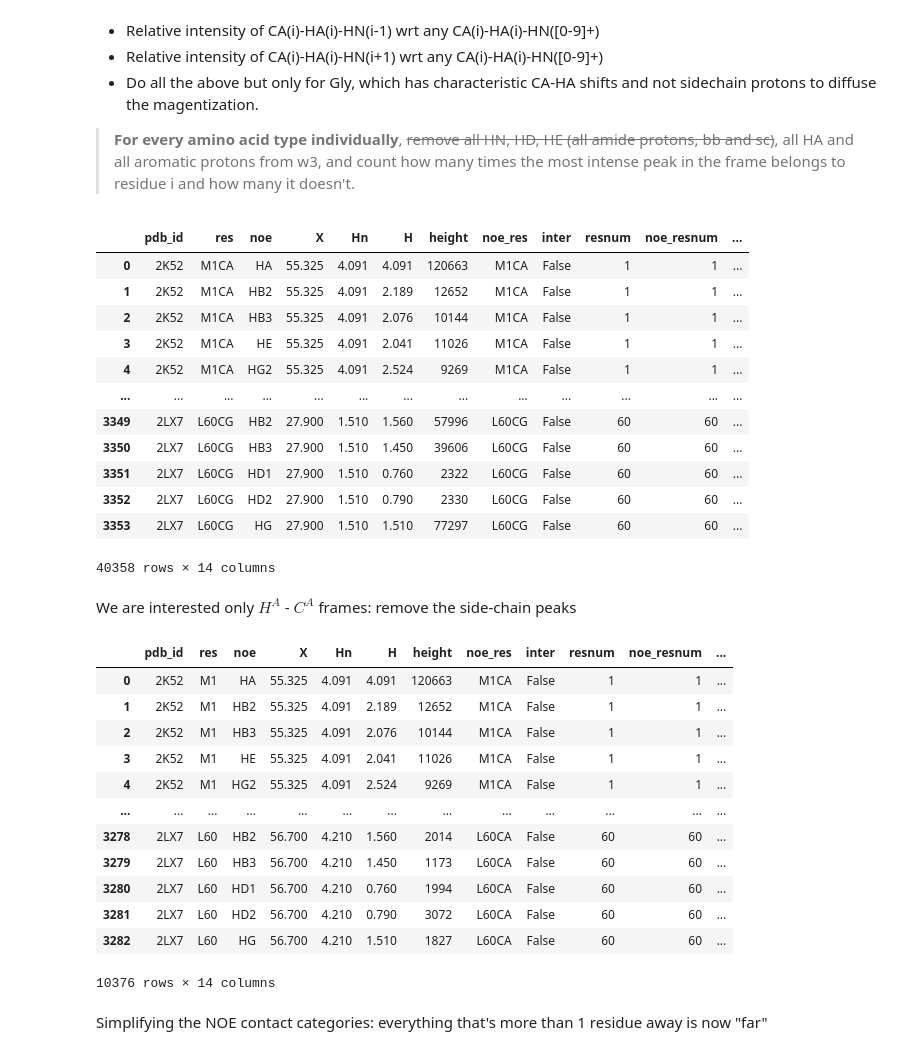
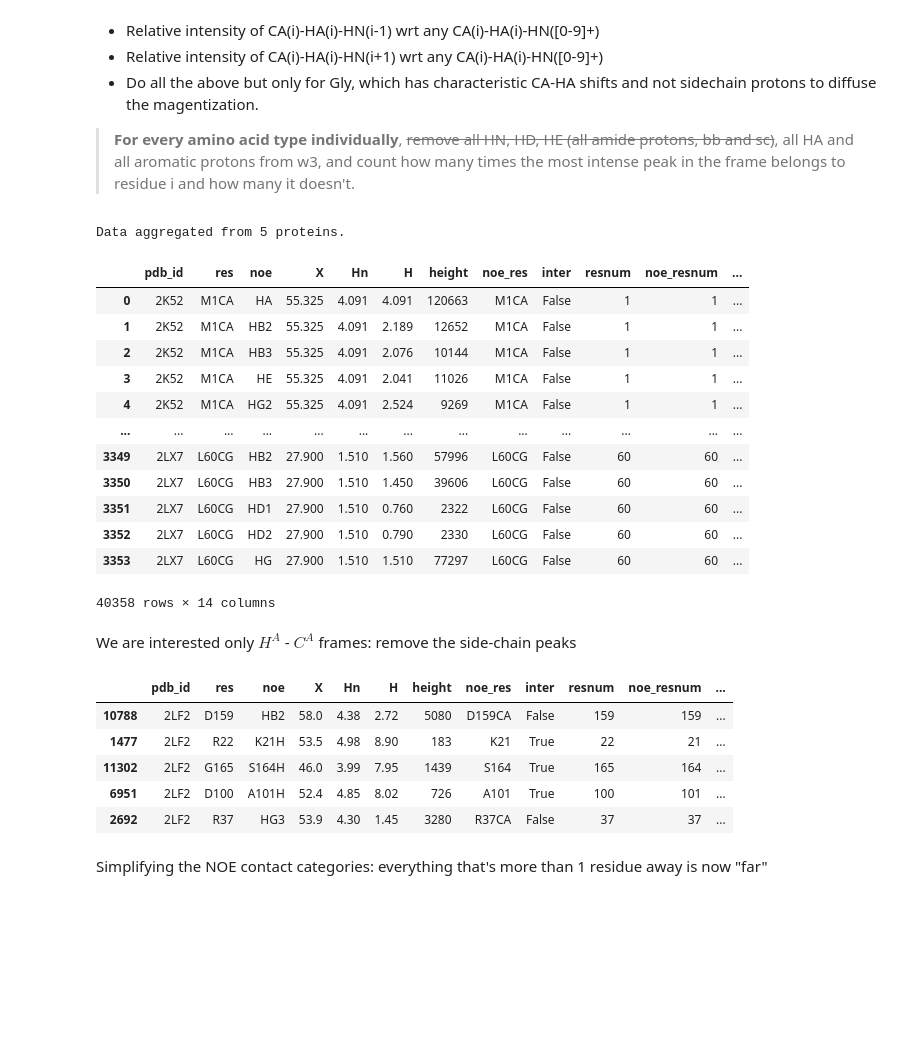
Before and after one commit to AI-ffinity/3d-noesy, a Jupyter notebook: Glycines.ipynb, the cells around one changed output. Drawn from its saved outputs; the diff is of its cells as text; code cells hidden in the pictures; blank space fills up the shorter version.

```diff
--- a/Glycines.ipynb
+++ b/Glycines.ipynb
@@ -41,8 +41,10 @@ pdb_ids = ['2K52', '2KD0', '2LTM', '2LF2', '2LTM', '2LX7']
 heteronucleus = '13CALI'
 # %%
 df = concat_protein_data(pdb_ids=pdb_ids, heteronucleus=heteronucleus)
+print(f'Data aggregated from {df.pdb_id.unique().shape[0]} proteins.\n')
 df
 # %% [output]
+Data aggregated from 5 proteins.
 |  | pdb_id | res | noe | X | Hn | H | height | noe_res | inter | resnum | noe_resnum | ... |
 | 0 | 2K52 | M1CA | HA | 55.325 | 4.091 | 4.091 | 120663 | M1CA | False | 1 | 1 | ... |
 | 1 | 2K52 | M1CA | HB2 | 55.325 | 4.091 | 2.189 | 12652 | M1CA | False | 1 | 1 | ... |
@@ -55,28 +57,21 @@ df
 | 3351 | 2LX7 | L60CG | HD1 | 27.900 | 1.510 | 0.760 | 2322 | L60CG | False | 60 | 60 | ... |
 | 3352 | 2LX7 | L60CG | HD2 | 27.900 | 1.510 | 0.790 | 2330 | L60CG | False | 60 | 60 | ... |
 | 3353 | 2LX7 | L60CG | HG | 27.900 | 1.510 | 1.510 | 77297 | L60CG | False | 60 | 60 | ... |
-40358 rows × 14 columns
+40358 rows × 14 columns
 # %% [markdown]
 We are interested only $H^A$ - $C^A$ frames: remove the side-chain peaks
 # %%
 df = df[df['res'].str.endswith('CA')]
 df.loc[:, 'res'] = df.res.str.removesuffix('CA')
 # %%
-df
+df[df.pdb_id == np.random.choice(pdb_ids)].sample(5)
 # %% [output]
 |  | pdb_id | res | noe | X | Hn | H | height | noe_res | inter | resnum | noe_resnum | ... |
-| 0 | 2K52 | M1 | HA | 55.325 | 4.091 | 4.091 | 120663 | M1CA | False | 1 | 1 | ... |
-| 1 | 2K52 | M1 | HB2 | 55.325 | 4.091 | 2.189 | 12652 | M1CA | False | 1 | 1 | ... |
-| 2 | 2K52 | M1 | HB3 | 55.325 | 4.091 | 2.076 | 10144 | M1CA | False | 1 | 1 | ... |
-| 3 | 2K52 | M1 | HE | 55.325 | 4.091 | 2.041 | 11026 | M1CA | False | 1 | 1 | ... |
-| 4 | 2K52 | M1 | HG2 | 55.325 | 4.091 | 2.524 | 9269 | M1CA | False | 1 | 1 | ... |
-| ... | ... | ... | ... | ... | ... | ... | ... | ... | ... | ... | ... | ... |
-| 3278 | 2LX7 | L60 | HB2 | 56.700 | 4.210 | 1.560 | 2014 | L60CA | False | 60 | 60 | ... |
-| 3279 | 2LX7 | L60 | HB3 | 56.700 | 4.210 | 1.450 | 1173 | L60CA | False | 60 | 60 | ... |
-| 3280 | 2LX7 | L60 | HD1 | 56.700 | 4.210 | 0.760 | 1994 | L60CA | False | 60 | 60 | ... |
-| 3281 | 2LX7 | L60 | HD2 | 56.700 | 4.210 | 0.790 | 3072 | L60CA | False | 60 | 60 | ... |
-| 3282 | 2LX7 | L60 | HG | 56.700 | 4.210 | 1.510 | 1827 | L60CA | False | 60 | 60 | ... |
+| 10788 | 2LF2 | D159 | HB2 | 58.0 | 4.38 | 2.72 | 5080 | D159CA | False | 159 | 159 | ... |
+| 1477 | 2LF2 | R22 | K21H | 53.5 | 4.98 | 8.90 | 183 | K21 | True | 22 | 21 | ... |
+| 11302 | 2LF2 | G165 | S164H | 46.0 | 3.99 | 7.95 | 1439 | S164 | True | 165 | 164 | ... |
+| 6951 | 2LF2 | D100 | A101H | 52.4 | 4.85 | 8.02 | 726 | A101 | True | 100 | 101 | ... |
+| 2692 | 2LF2 | R37 | HG3 | 53.9 | 4.30 | 1.45 | 3280 | R37CA | False | 37 | 37 | ... |
-10376 rows × 14 columns
 # %% [markdown]
 Simplifying the NOE contact categories: everything that's more than 1 residue away is now "far"
 # %%
```
Also changed, not shown: parts of 10 cells of this notebook.
